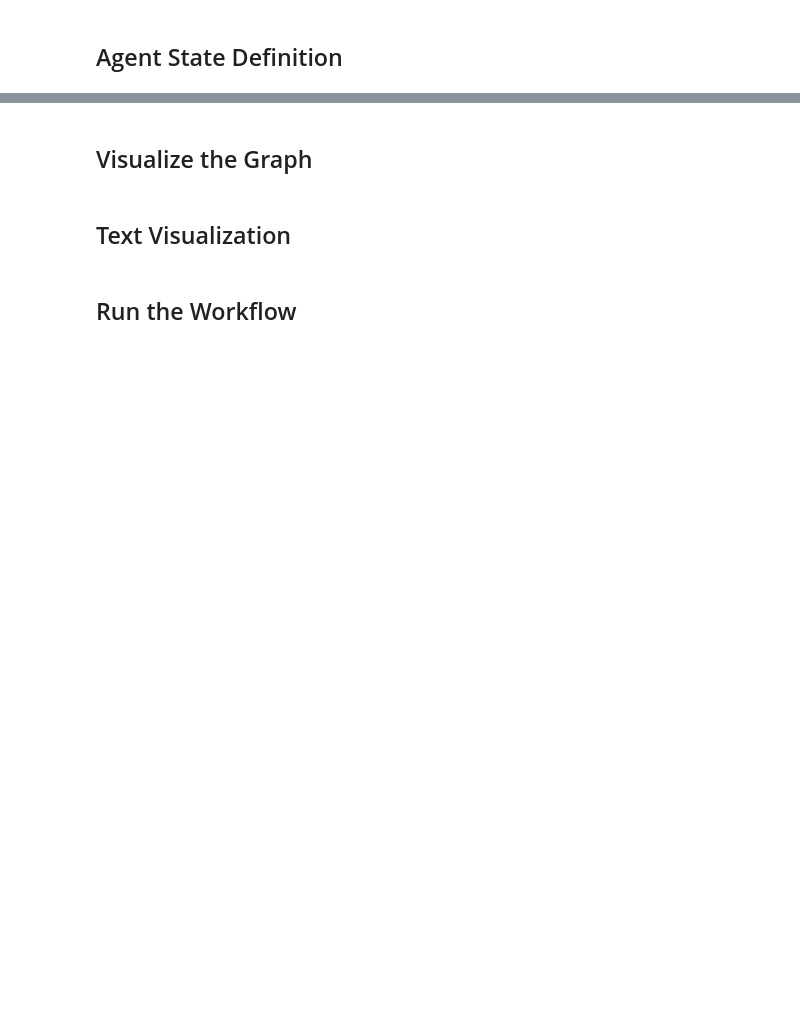
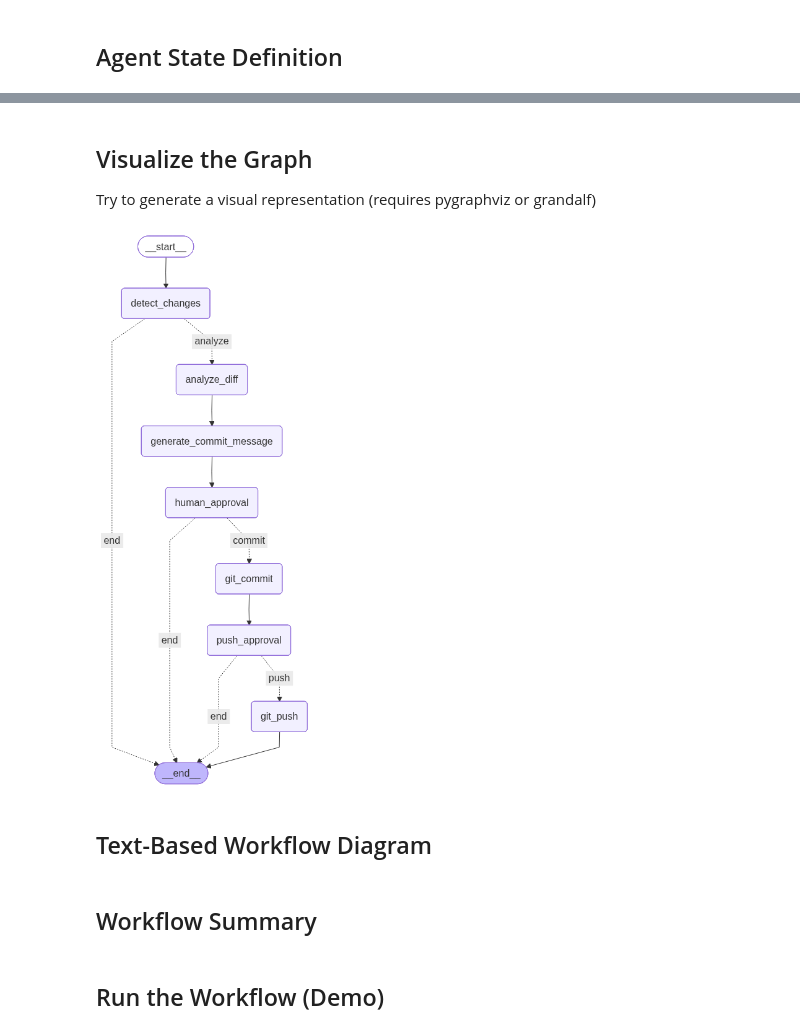
Before and after one commit to DEV-Satya-123/GenAi, a Jupyter notebook: agent_graph_demo.ipynb, the cells around one changed output, grey strips where cells are left out. Saved outputs shown, nothing was run; the diff lists cells and outputs as text; code cells hidden in the pictures; blank space fills up the shorter version.

```diff
--- a/agent_graph_demo.ipynb
+++ b/agent_graph_demo.ipynb
@@ -20,5 +22,10 @@ class AgentState(TypedDict):
     commit_message: str
     approved: bool
     committed: bool
+    push_approved: bool
     pushed: bool
     error: str
+
+print("State schema:")
+for key, value in AgentState.__annotations__.items():
+    print(f"  {key}: {value}")
@@ -27,30 +44,37 @@ class AgentState(TypedDict):
 # %%
 def detect_changes(state: AgentState) -> AgentState:
-    print("🔍 Detecting changes...")
+    print("🔍 Node: detect_changes")
     state["has_changes"] = True
     return state
 
 def analyze_diff(state: AgentState) -> AgentState:
-    print("📊 Analyzing diff...")
+    print("📊 Node: analyze_diff")
     state["diff"] = "+ Added feature\n- Removed old code"
     return state
 
 def generate_commit_message(state: AgentState) -> AgentState:
-    print("🤖 Generating commit message...")
-    state["commit_message"] = "feat: add new feature"
+    print("🤖 Node: generate_commit_message")
+    state["commit_message"] = "feat: add new feature and remove deprecated code"
     return state
 
 def human_approval(state: AgentState) -> AgentState:
-    print("✋ Awaiting approval...")
-    state["approved"] = True
+    print("✋ Node: human_approval (commit?)")
+    state["approved"] = True  # Auto-approve for demo
     return state
 
 def git_commit(state: AgentState) -> AgentState:
-    print("💾 Committing...")
+    print("💾 Node: git_commit")
     state["committed"] = True
     return state
 
+def push_approval(state: AgentState) -> AgentState:
+    print("✋ Node: push_approval (push?)")
+    state["push_approved"] = True  # Auto-approve for demo
+    return state
+
 def git_push(state: AgentState) -> AgentState:
-    print("🚀 Pushing...")
+    print("🚀 Node: git_push")
     state["pushed"] = True
     return state
+
+print("✅ Node functions defined!")
@@ -95,2 +145,0 @@ print("✅ Graph compiled!")
-# %% [markdown]
-## Visualize the Graph
@@ -105,4 +146,12 @@ except Exception as e:
+# %% [markdown]
+## Visualize the Graph
+
+Try to generate a visual representation (requires pygraphviz or grandalf)
+# %%
+graph
+# %% [output]
+[figure, added]
 # %% [markdown]
-## Text Visualization
+## Text-Based Workflow Diagram
 # %%
 print("""
@@ -134 +189,3 @@ print("""
 """)
+# %% [markdown]
+## Workflow Summary
@@ -135,3 +215,3 @@ print("""
 # %% [markdown]
-## Run the Workflow
+## Run the Workflow (Demo)
 # %%
```
Also changed, not shown: parts of 15 cells of this notebook, 5 other files.
